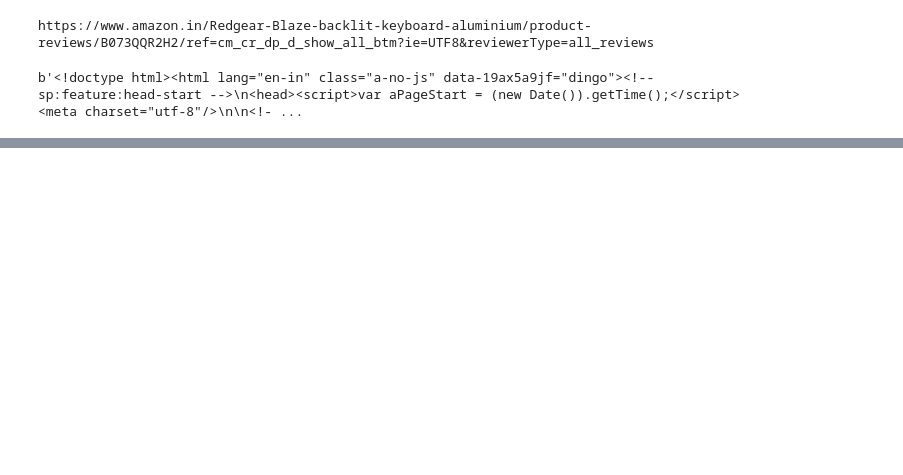
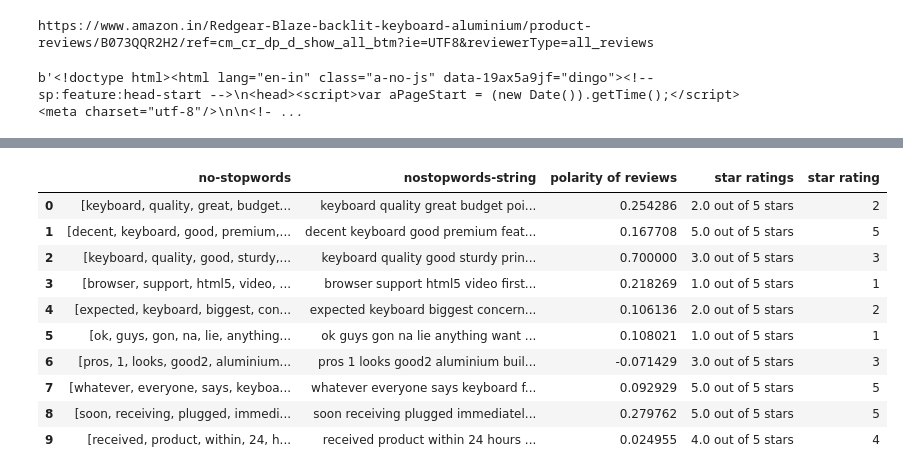
Before and after one commit to srija-cell/NLP-Sentiment-Analysis-, a Jupyter notebook: gamingkeyboard.ipynb, the cells around one changed output, grey strips where cells are left out. Saved outputs shown, nothing was run; the diff lists cells and outputs as text; code cells hidden in the pictures; blank space fills up the shorter version.

```diff
--- a/gamingkeyboard.ipynb
+++ b/gamingkeyboard.ipynb
@@ -104,0 +202,7 @@ data
+# %%
+#to convert the column of no stopwords into list
+import pandas as pd
+
+df = pd.DataFrame({'no-stopwords': data['no stopwords']})
+
+print(df['no-stopwords'].to_list())
@@ -104,0 +211,4 @@ data
+# %%
+#converting above list into string so that we can find polarity of stopwords with greater accuracy than clean review column polarity
+df['nostopwords-string'] = [' '.join(map(str, l)) for l in df['no-stopwords']]
+df
@@ -104,0 +280,16 @@ data
+# %%
+#outkilling rest of the dtas of star ratings and extracting only the first digit
+df['star rating'] = df['star ratings'].str.extract('(\d)', expand=True)
+df
+# %% [output]
+|  | no-stopwords | nostopwords-string | polarity of reviews | star ratings | star rating |
+| 0 | [keyboard, quality, great, budget... | keyboard quality great budget poi... | 0.254286 | 2.0 out of 5 stars | 2 |
+| 1 | [decent, keyboard, good, premium,... | decent keyboard good premium feat... | 0.167708 | 5.0 out of 5 stars | 5 |
+| 2 | [keyboard, quality, good, sturdy,... | keyboard quality good sturdy prin... | 0.700000 | 3.0 out of 5 stars | 3 |
+| 3 | [browser, support, html5, video, ... | browser support html5 video first... | 0.218269 | 1.0 out of 5 stars | 1 |
+| 4 | [expected, keyboard, biggest, con... | expected keyboard biggest concern... | 0.106136 | 2.0 out of 5 stars | 2 |
+| 5 | [ok, guys, gon, na, lie, anything... | ok guys gon na lie anything want ... | 0.108021 | 1.0 out of 5 stars | 1 |
+| 6 | [pros, 1, looks, good2, aluminium... | pros 1 looks good2 aluminium buil... | -0.071429 | 3.0 out of 5 stars | 3 |
+| 7 | [whatever, everyone, says, keyboa... | whatever everyone says keyboard f... | 0.092929 | 5.0 out of 5 stars | 5 |
+| 8 | [soon, receiving, plugged, immedi... | soon receiving plugged immediatel... | 0.279762 | 5.0 out of 5 stars | 5 |
+| 9 | [received, product, within, 24, h... | received product within 24 hours ... | 0.024955 | 4.0 out of 5 stars | 4 |
```
Also changed, not shown: parts of 31 cells of this notebook.
